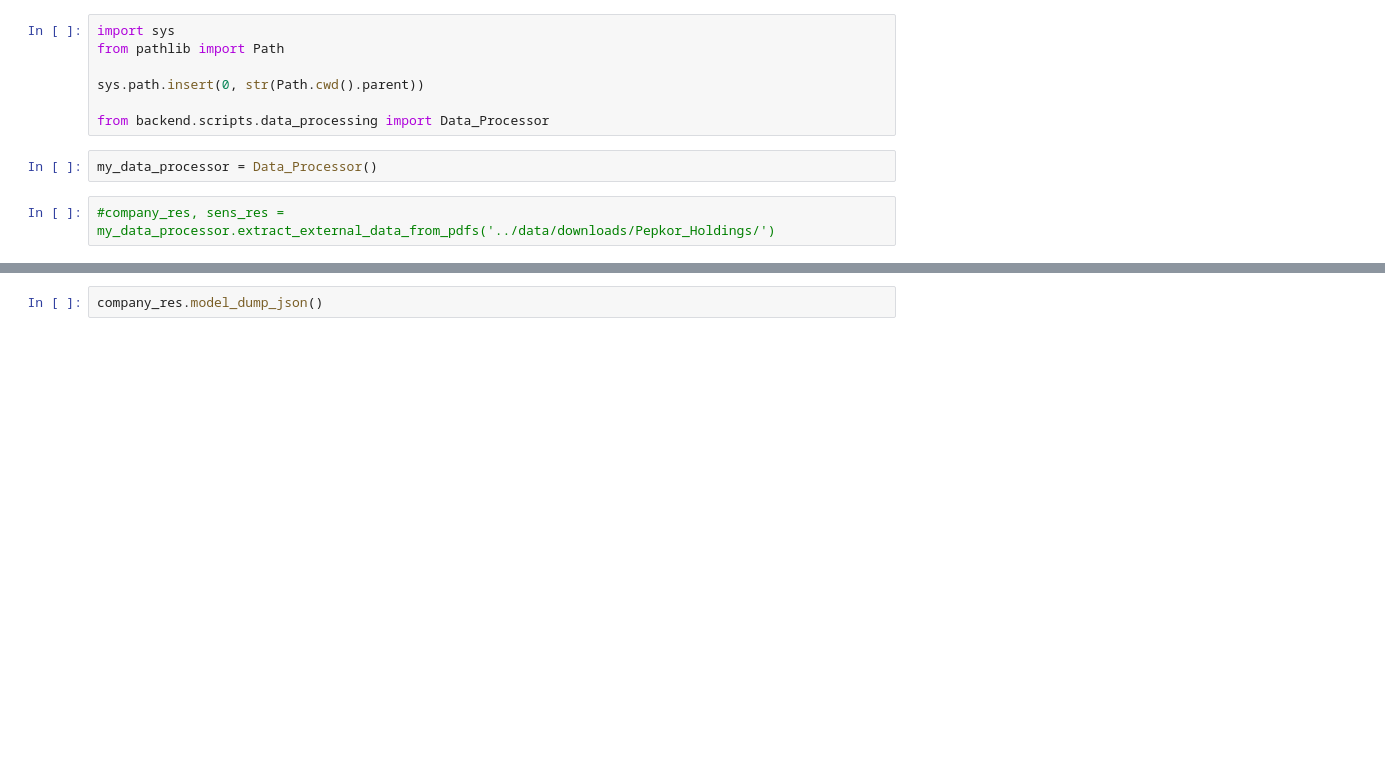
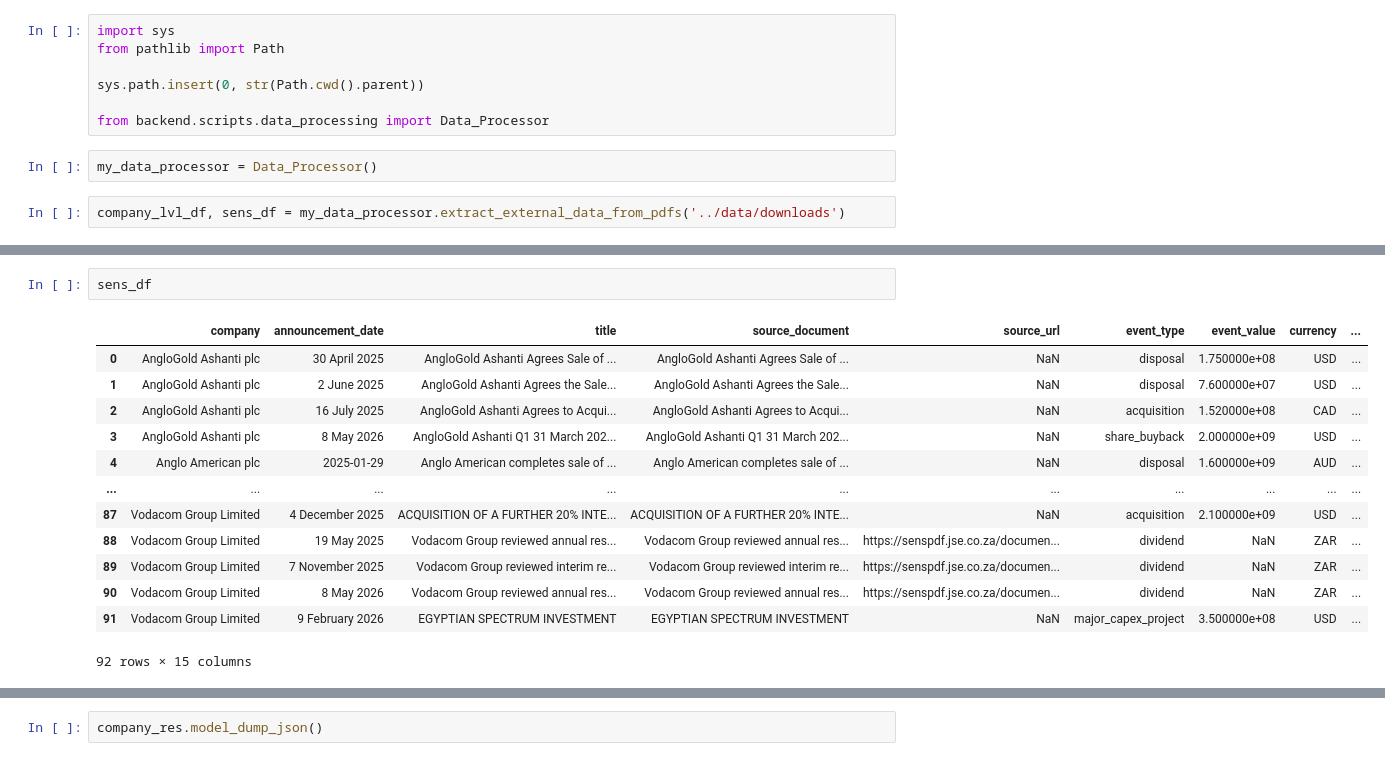
Before and after one commit to ChristiaanPortwig/LagerLanguageModelsDataschool, a Jupyter notebook: notebooks/christiaan_data_understanding.ipynb, the cells around one changed output, grey strips where cells are left out. Drawn from its saved outputs; the diff is of its cells as text; blank space fills up the shorter version.

Commit message:
feat: data_processing_working

```diff
--- a/notebooks/christiaan_data_understanding.ipynb
+++ b/notebooks/christiaan_data_understanding.ipynb
@@ -147,5 +147,5 @@ from backend.scripts.data_processing import Data_Processor
 # %%
 my_data_processor = Data_Processor()
 # %%
-#company_res, sens_res = my_data_processor.extract_external_data_from_pdfs('../data/downloads/Pepkor_Holdings/')
+company_lvl_df, sens_df = my_data_processor.extract_external_data_from_pdfs('../data/downloads')
 # %% [output]
@@ -153,0 +189,16 @@ my_data_processor = Data_Processor()
+# %%
+sens_df
+# %% [output]
+|  | company | announcement_date | title | source_document | source_url | event_type | event_value | currency | ... |
+| 0 | AngloGold Ashanti plc | 30 April 2025 | AngloGold Ashanti Agrees Sale of ... | AngloGold Ashanti Agrees Sale of ... | NaN | disposal | 1.750000e+08 | USD | ... |
+| 1 | AngloGold Ashanti plc | 2 June 2025 | AngloGold Ashanti Agrees the Sale... | AngloGold Ashanti Agrees the Sale... | NaN | disposal | 7.600000e+07 | USD | ... |
+| 2 | AngloGold Ashanti plc | 16 July 2025 | AngloGold Ashanti Agrees to Acqui... | AngloGold Ashanti Agrees to Acqui... | NaN | acquisition | 1.520000e+08 | CAD | ... |
+| 3 | AngloGold Ashanti plc | 8 May 2026 | AngloGold Ashanti Q1 31 March 202... | AngloGold Ashanti Q1 31 March 202... | NaN | share_buyback | 2.000000e+09 | USD | ... |
+| 4 | Anglo American plc | 2025-01-29 | Anglo American completes sale of ... | Anglo American completes sale of ... | NaN | disposal | 1.600000e+09 | AUD | ... |
+| ... | ... | ... | ... | ... | ... | ... | ... | ... | ... |
+| 87 | Vodacom Group Limited | 4 December 2025 | ACQUISITION OF A FURTHER 20% INTE... | ACQUISITION OF A FURTHER 20% INTE... | NaN | acquisition | 2.100000e+09 | USD | ... |
+| 88 | Vodacom Group Limited | 19 May 2025 | Vodacom Group reviewed annual res... | Vodacom Group reviewed annual res... | https://senspdf.jse.co.za/documen... | dividend | NaN | ZAR | ... |
+| 89 | Vodacom Group Limited | 7 November 2025 | Vodacom Group reviewed interim re... | Vodacom Group reviewed interim re... | https://senspdf.jse.co.za/documen... | dividend | NaN | ZAR | ... |
+| 90 | Vodacom Group Limited | 8 May 2026 | Vodacom Group reviewed annual res... | Vodacom Group reviewed annual res... | https://senspdf.jse.co.za/documen... | dividend | NaN | ZAR | ... |
+| 91 | Vodacom Group Limited | 9 February 2026 | EGYPTIAN SPECTRUM INVESTMENT | EGYPTIAN SPECTRUM INVESTMENT | NaN | major_capex_project | 3.500000e+08 | USD | ... |
+92 rows × 15 columns
```
Also changed, not shown: parts of 5 cells of this notebook, 8 other files.
